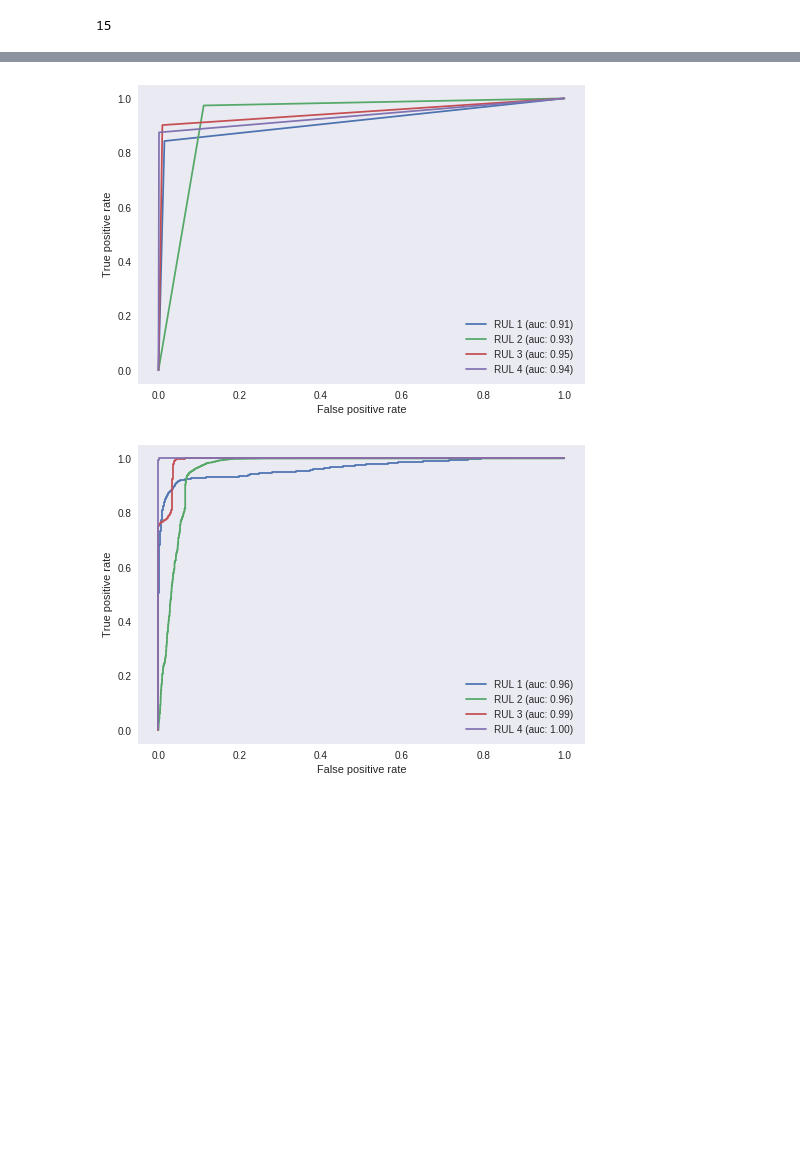
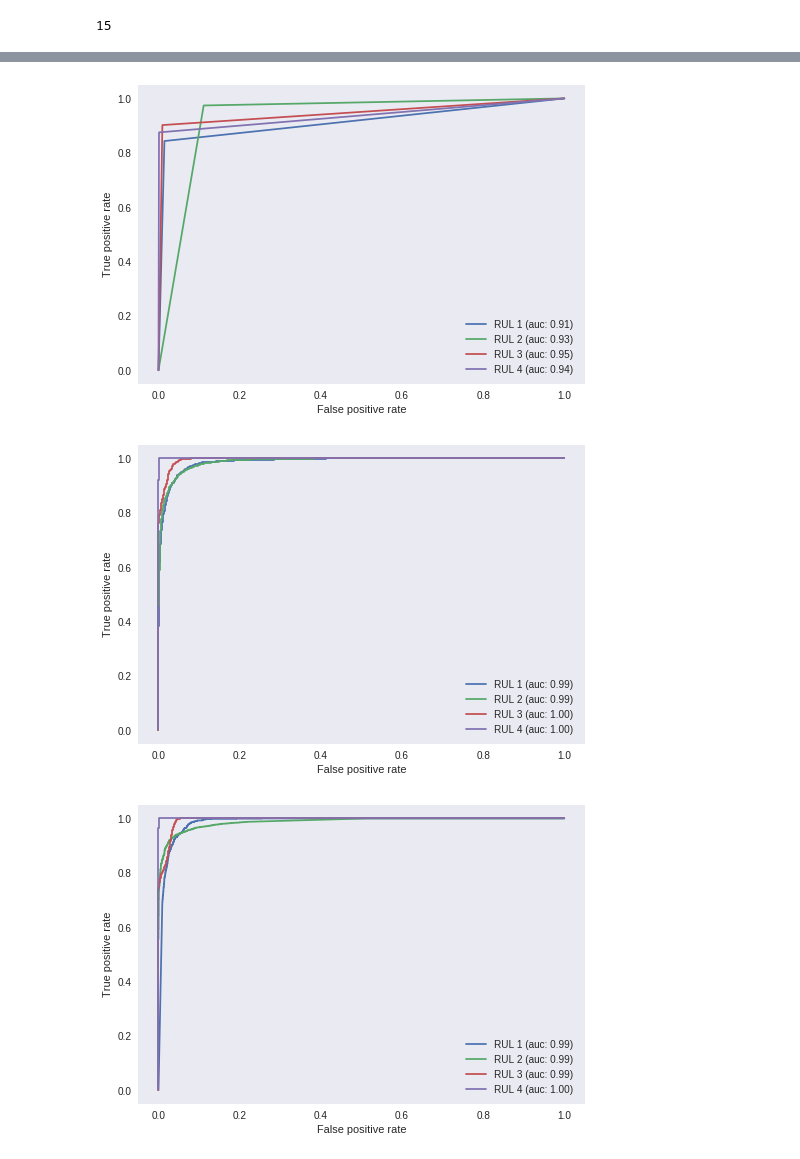
Before and after one commit to asadisaghar/PdM-C-MAPSS, a Jupyter notebook: play/publish/supervised_classification.ipynb, the cells around one changed output, grey strips where cells are left out. Saved outputs shown, nothing was run; the diff lists cells and outputs as text; code cells hidden in the pictures; blank space fills up the shorter version.

```diff
--- a/play/publish/supervised_classification.ipynb
+++ b/play/publish/supervised_classification.ipynb
@@ -24,7 +24,7 @@ np.random.seed(42)
 ## Settings
 do_knn = True
 do_mlp = True
-do_hg = False
+do_hg = True
 
 merge_data = True
 sn = 3
@@ -41,10 +41,11 @@ n_range = np.array(range(1, 20))
 
 ## MLP settings
 dense_width = 8
-dense_depth = 2
-dropout = 0.5
-bs = 1280 #batch size
-epochs = 5000
+dense_depth = 1
+dropout = 0.2
+bs = 1000 #batch size
+epochs = 500
+use_bias = False
 # %%
 # KNN tools
 def make_knn(n, X_train, y_train, X_test, y_test):
@@ -180,7 +171,7 @@ def make_prediction(model, X_test, y_test, fig=False):
         plt.legend()
         plt.grid()
         plt.show()
-    return aucs
+    return aucs, y_pred
 
 def prepare_data(usecols):
     ## Read preprocessed data
@@ -241,7 +232,7 @@ if do_knn:
     aucs = np.zeros((len(n_range), y_test.shape[1]))
     for i, n in enumerate(n_range):
         KNN_model = make_knn(n, X_train, y_train, X_test, y_test)
-        aucs[i,:] = make_prediction(KNN_model, X_test, y_test, fig=False)
+        aucs[i,:], y_pred = make_prediction(KNN_model, X_test, y_test, fig=False)
     colors = ['b', 'g', 'r', 'm']
     plt.figure()
     for l in range(y_test.shape[1]):
@@ -277,10 +270,11 @@ if do_hg:
 # %%
 if do_knn:
-    make_prediction(KNN_model, X_test, y_test, fig=True)
+    aucs, y_pred_knn = make_prediction(KNN_model, X_test, y_test, fig=True)
 if do_mlp:
-    make_prediction(MLP_model, X_test, y_test, fig=True)
+    aucs, y_pred_mlp = make_prediction(MLP_model, X_test, y_test, fig=True)
 if do_hg:
-    make_prediction(hg_model, X_test, y_test, fig=True)
+    aucs, y_pred_hg = make_prediction(hg_model, X_test, y_test, fig=True)
 # %% [output]
 [figure]
-[figure, old version]
+[figure, new version]
+[figure, added]
```
Also changed, not shown: parts of 9 cells of this notebook, 3 other files.
